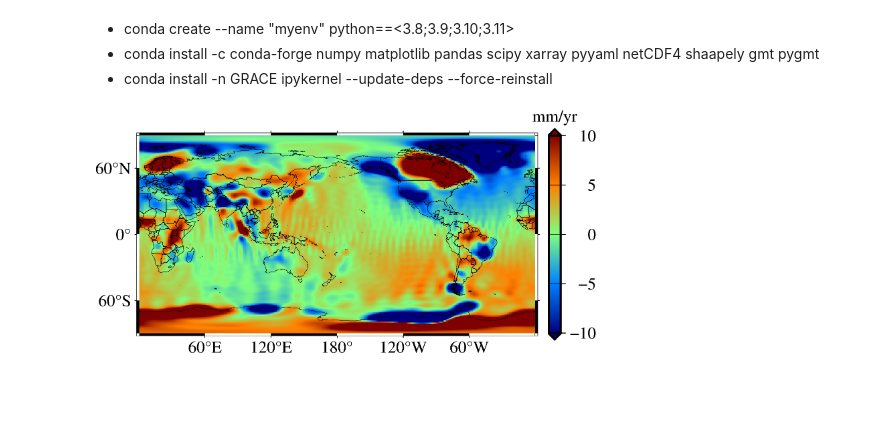
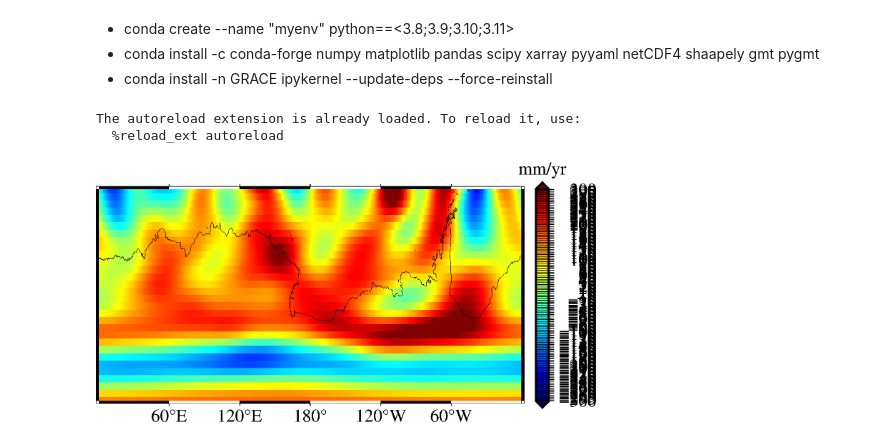
Before and after one commit to sweetcoffee520/GRACE, a Jupyter notebook: example_global.ipynb, the cells around one changed output. Drawn from its saved outputs; the diff is of its cells as text; code cells hidden in the pictures; blank space fills up the shorter version.

```diff
--- a/example_global.ipynb
+++ b/example_global.ipynb
@@ -40,7 +40,7 @@ love_path = 'data/loadLove.txt'
 # GRACE SH数据路径
 fold_path = ['dataset/GRACE/Level-2/GRACE/Level-2/CSR/RL06/','dataset/GRACE/Level-2/GRACE-FO/Level-2/CSR/RL06/']
 # 创建网格
-lat, lon, _, _, _, _ = rgd.region_grid(-89.5, 89.5, 0.5, 359.5, 1)
+lat, lon, _, _, _, _ = rgd.region_grid(-89.875, 89.875, 0.125, 359.875, 0.25)
 # 读取GRACE SH数据，返回Lmax, GC, GS, SC, date, file_num
 Lmax, GC, GS, SC, date, file_num =  rsh.read_sh(fold_path,file_flag='GSM',rankflag='A',institute_flag='CSR')
 # 替换一阶项
@@ -48,7 +48,7 @@ SC = replace_action_set.replace_degree1(SC, Lmax, f'data/TN-13_GEOC_CSR_RL06.txt
 # 替换C20 C30
 SC = replace_action_set.replace_c20_c30(SC, Lmax, 'data/TN-14_C30_C20_GSFC_SLR.txt')
 # 去条带
-SC_new = dsp.chen_destriping(SC,20,50,5,Lmax)
+SC_new = dsp.swenson_destriping(SC,5,60,5,52,2,Lmax)
 # 高斯滤波
 SC_new = flt.gaussian_filter(SC_new,300,Lmax)
 # 减去与mascon数据相同时间段的平均值
@@ -58,7 +58,7 @@ DeltaC,DeltaS = sac.sc2singlesc(DeltaSC,Lmax)
 # 计算质量变化
 area_mass = mass.mass(Lmax,file_num,DeltaC,DeltaS,lat,lon,love_path,1000)
 # 保存结果
-# xr.Dataset(data_vars=({'area_mass':(['lat','lon','date'],area_mass)}),coords={'lat':lat,'lon':lon,'date':tt.dateseries_to_timeseries(date)}).to_netcdf('result/area_mass.nc')
+xr.Dataset(data_vars=({'area_mass':(['lat','lon','date'],area_mass)}),coords={'lat':lat,'lon':lon,'date':tt.dateseries_to_timeseries(date)}).to_netcdf('result/area_mass.nc')
 # %%
 # 数据分析板块
 from tools import spatial_distribution as sd
@@ -66,7 +66,7 @@ from tools import time_series as ts
 from tools import time_transfer as tt
 from tools import fit_result_error as fre
 # 计算全球内的质量变化空间分布的趋势，周年振幅，半周年振幅，周年相位，半周年相位
-sp_trend,sp_amp,sp_semiamp,sp_pha,sp_semipha = sd.spatial_trend_amp(date,area_mass)
+sp_trend,sp_amp,sp_semiamp,sp_pha,sp_semipha = sd.spatial_trend_amp(date[206:],area_mass[:,:,206:])
 # %%
 import numpy as np
 latm = np.repeat(lat, len(lon))[:,None]
@@ -78,27 +78,29 @@ np.savetxt('result/global_trend.txt',np.c_[lonm,latm,sp_trend.reshape(-1,1).flat
 # %%
 # 画图板块
 %load_ext autoreload
 %autoreload 1
 %aimport tools.plot_gmt
 from tools import plot_gmt as pg
 import numpy as np
 latm = np.repeat(lat, len(lon))[:,None]
 lonm = np.tile(lon, len(lat))[:,None]
 # 组建lon,lat,value格式的array数组
 lonlat = np.c_[lonm,latm]
 value = np.reshape(sp_trend*10,(-1,1),'C')
 xyz = np.reshape(np.hstack((lonlat, value)),(-1,3,1))
 try:
     xyz
 except NameError:
     var_exit = False
 else:
     var_exit = True
-    a = pg.plot_X(xyz, '1/1', 'd0.5/359.5/-89.5/89.5', '-10/10/5','jet', True, title='' ,xtitle='', ytitle='',unit='mm/yr', rows = 1,cols = 1)
+    a = pg.plot_X(xyz, '1/1', 'd0.5/359.5/-89.5/-89.5', '-30/30/5','jet', True, title='' ,xtitle='', ytitle='',unit='mm/yr', rows = 1,cols = 1)
     # a = pg.plot_X_amp(xyz, '1/1', 'd0.5/359.5/-89.5/89.5', '0/50',5,title='' ,xtitle='', ytitle='',unit='mm', rows = 1,cols = 1)
     # a = pg.plot_X_pha(xyz, '1/1', 'd0.5/359.5/-89.5/89.5', '0/360',30,title='' ,xtitle='', ytitle='',unit='', rows = 1,cols = 1)
 a.show()
 # 保存图片
-a.savefig('result/global_trend.png',dpi=300)
+# a.savefig('result/global_trend.png',dpi=300)
 # %% [output]
+The autoreload extension is already loaded. To reload it, use:
+  %reload_ext autoreload
-[figure, old version]
+[figure, new version]
```
Also changed, not shown: 5 other files.
